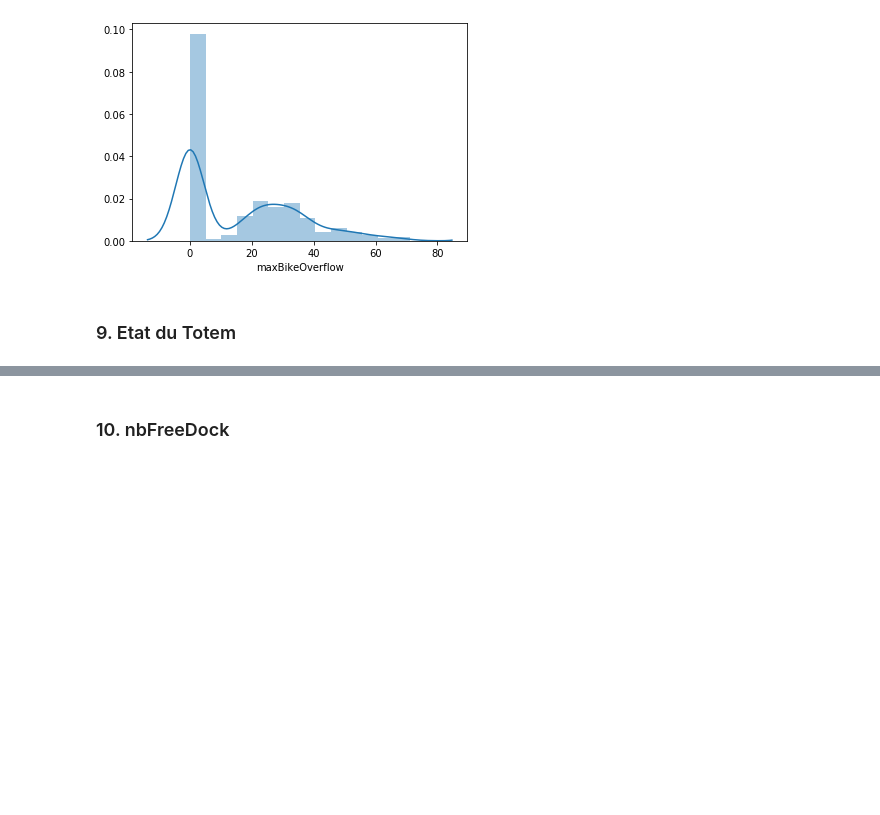
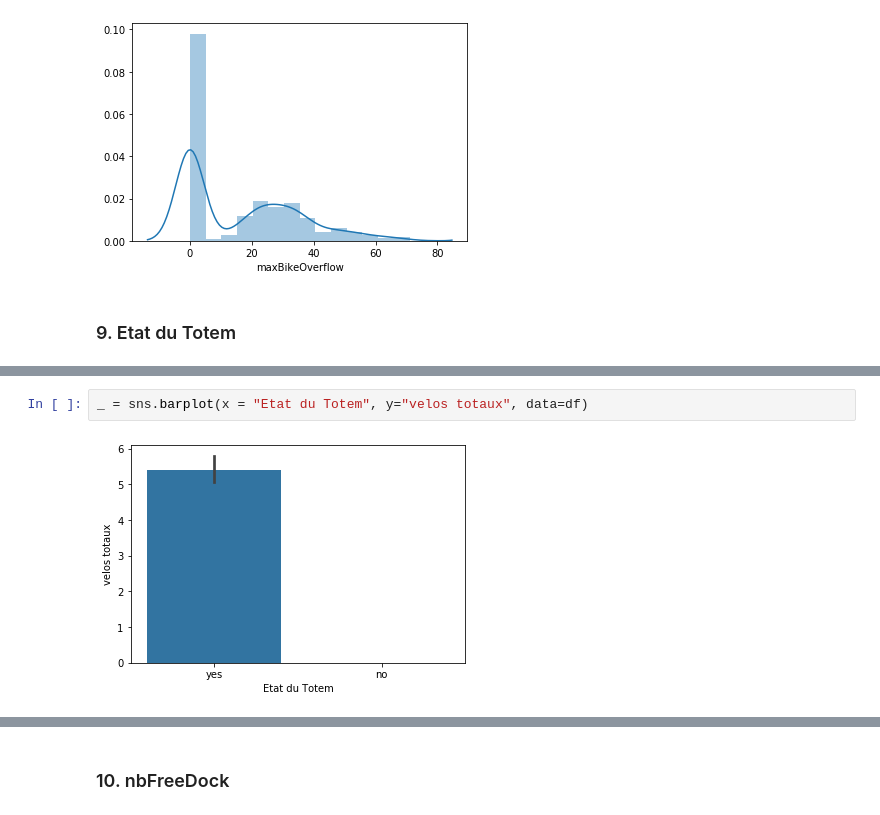
Before and after one commit to alexisgcomte/velib-prediction, a Jupyter notebook: 2. Data Visualisation/2. velib-prediction - data visualisation.ipynb, the cells around one changed output, grey strips where cells are left out. Saved outputs shown, nothing was run; the diff lists cells and outputs as text; blank space fills up the shorter version.

```diff
--- a/2. Data Visualisation/2. velib-prediction - data visualisation.ipynb
+++ b/2. Data Visualisation/2. velib-prediction - data visualisation.ipynb
@@ -172,0 +251,4 @@ TypeError: unsupported operand type(s) for /: 'str' and 'int'
+# %%
+_ = sns.barplot(x = "Etat du Totem", y="velos totaux", data=df)
+# %% [output]
+[figure, added]
```
Also changed, not shown: parts of 48 cells of this notebook, 1 other file.
